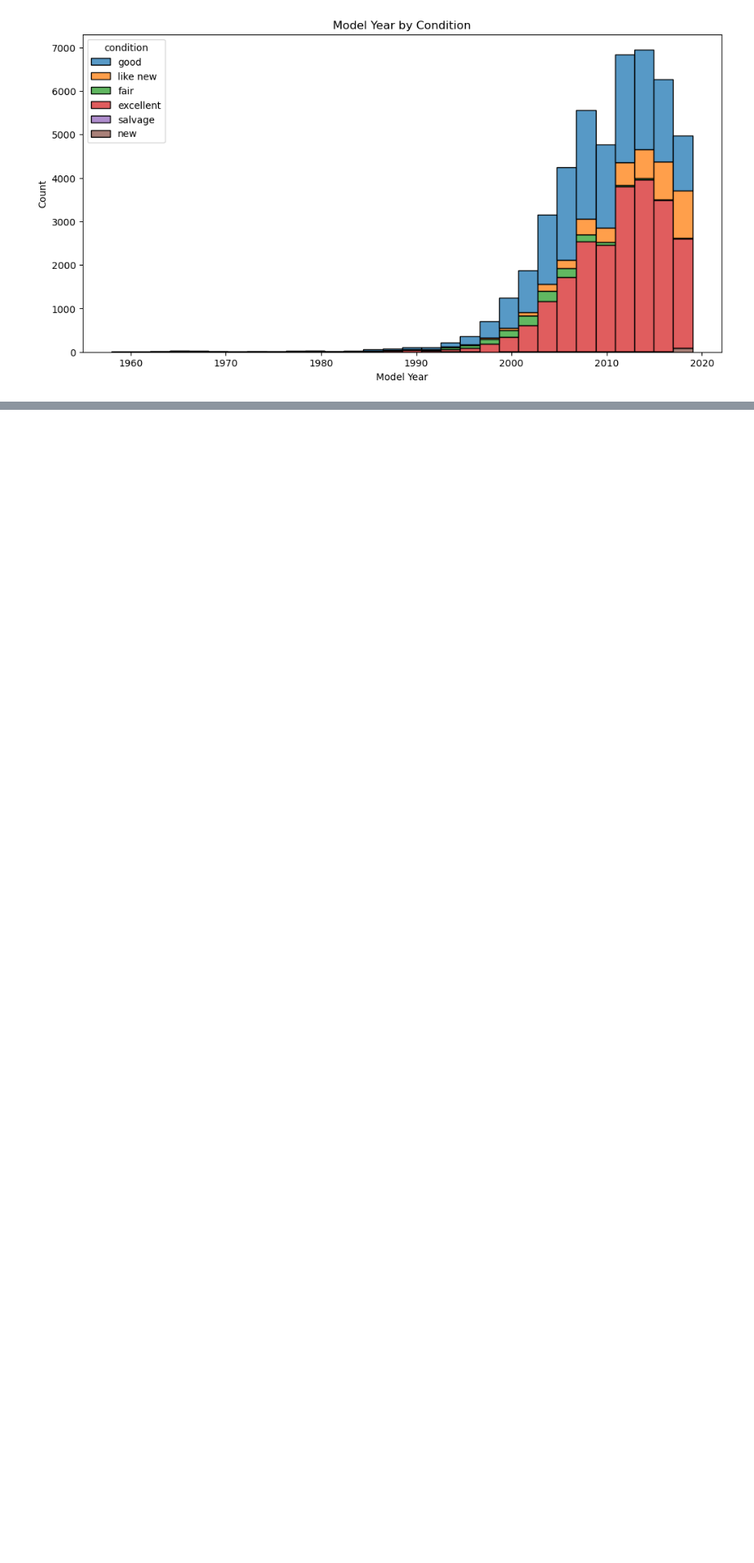
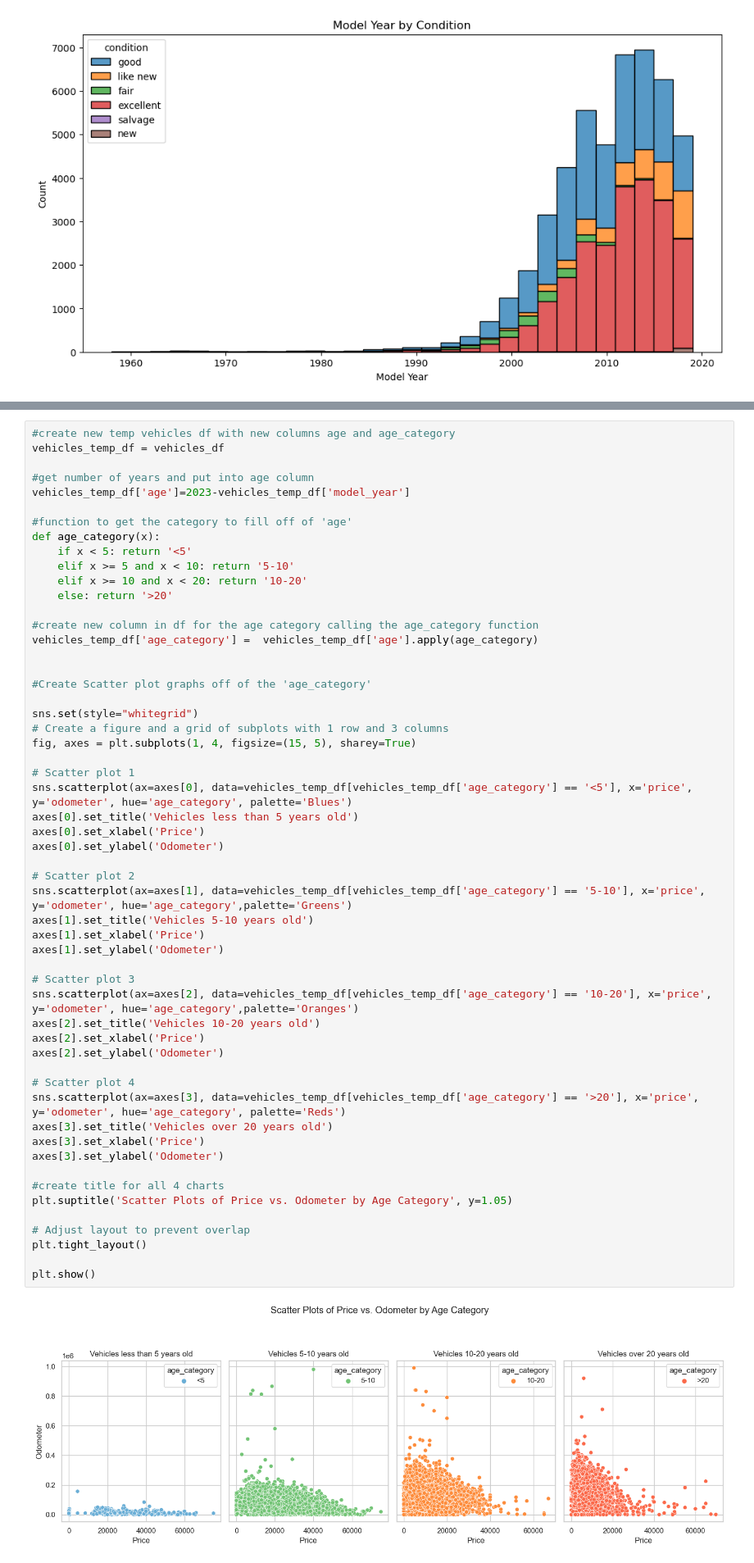
Before and after one commit to djworthy/sprint_4, a Jupyter notebook: notebooks/EDA.ipynb, the cells around one changed output, grey strips where cells are left out. Shown at 82% size. Drawn from its saved outputs; the diff is of its cells as text; blank space fills up the shorter version.

```diff
--- a/notebooks/EDA.ipynb
+++ b/notebooks/EDA.ipynb
@@ -242 +329,58 @@ plt.show()
+# %%
+#create new temp vehicles df with new columns age and age_category
+vehicles_temp_df = vehicles_df
+
+#get number of years and put into age column
+vehicles_temp_df['age']=2023-vehicles_temp_df['model_year']
+
+#function to get the category to fill off of 'age'
+def age_category(x):
+    if x < 5: return '<5'
+    elif x >= 5 and x < 10: return '5-10'
+    elif x >= 10 and x < 20: return '10-20'
+    else: return '>20'
+
+#create new column in df for the age category calling the age_category function
+vehicles_temp_df['age_category'] =  vehicles_temp_df['age'].apply(age_category)
+
+
+#Create Scatter plot graphs off of the 'age_category'
+
+sns.set(style="whitegrid")
+# Create a figure and a grid of subplots with 1 row and 3 columns
+fig, axes = plt.subplots(1, 4, figsize=(15, 5), sharey=True)
+
+# Scatter plot 1
+sns.scatterplot(ax=axes[0], data=vehicles_temp_df[vehicles_temp_df['age_category'] == '<5'], x='price', y='odometer', hue='age_category', palette='Blues')
+axes[0].set_title('Vehicles less than 5 years old')
+axes[0].set_xlabel('Price')
+axes[0].set_ylabel('Odometer')
+
+# Scatter plot 2
+sns.scatterplot(ax=axes[1], data=vehicles_temp_df[vehicles_temp_df['age_category'] == '5-10'], x='price', y='odometer', hue='age_category',palette='Greens')
+axes[1].set_title('Vehicles 5-10 years old')
+axes[1].set_xlabel('Price')
+axes[1].set_ylabel('Odometer')
+
+# Scatter plot 3
+sns.scatterplot(ax=axes[2], data=vehicles_temp_df[vehicles_temp_df['age_category'] == '10-20'], x='price', y='odometer', hue='age_category',palette='Oranges')
+axes[2].set_title('Vehicles 10-20 years old')
+axes[2].set_xlabel('Price')
+axes[2].set_ylabel('Odometer')
+
+# Scatter plot 4
+sns.scatterplot(ax=axes[3], data=vehicles_temp_df[vehicles_temp_df['age_category'] == '>20'], x='price', y='odometer', hue='age_category', palette='Reds')
+axes[3].set_title('Vehicles over 20 years old')
+axes[3].set_xlabel('Price')
+axes[3].set_ylabel('Odometer')
+
+#create title for all 4 charts
+plt.suptitle('Scatter Plots of Price vs. Odometer by Age Category', y=1.05)
+
+# Adjust layout to prevent overlap
+plt.tight_layout()
+
+plt.show()
+# %% [output]
+[figure, added]
 # %% [markdown]
```
Also changed, not shown: parts of 14 cells of this notebook, 1 other file.
